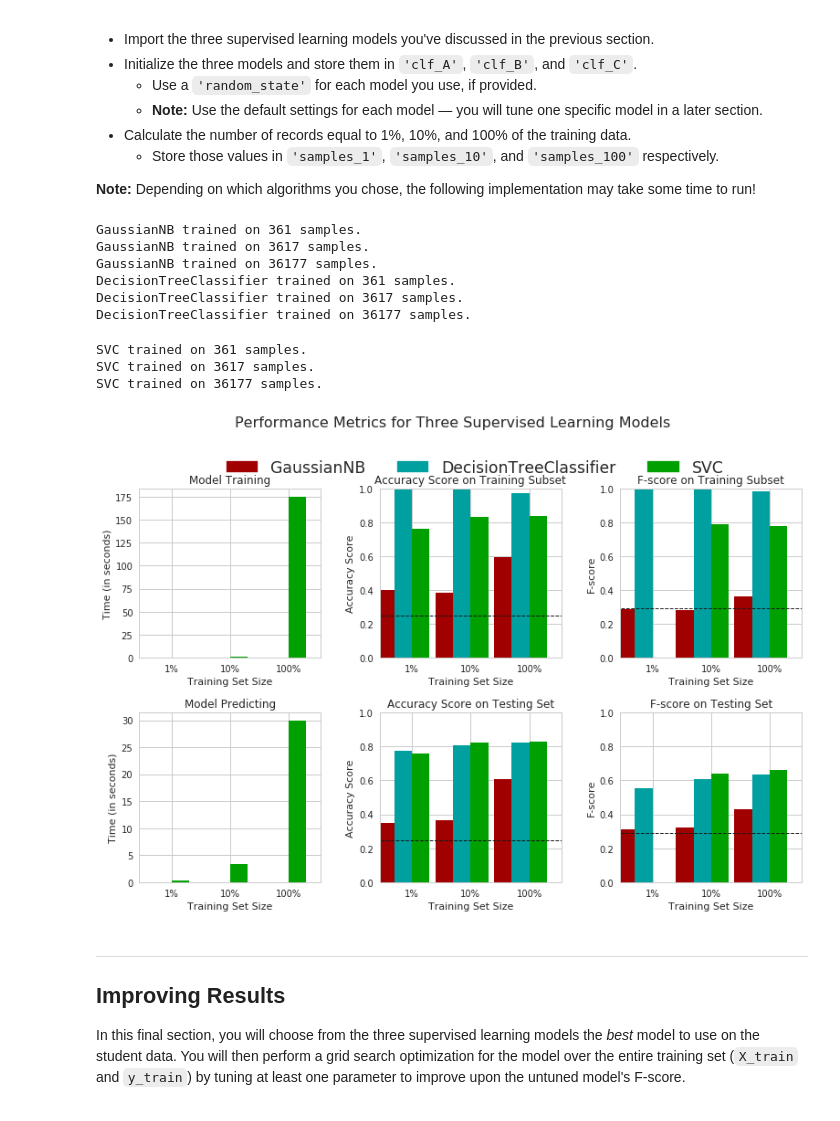
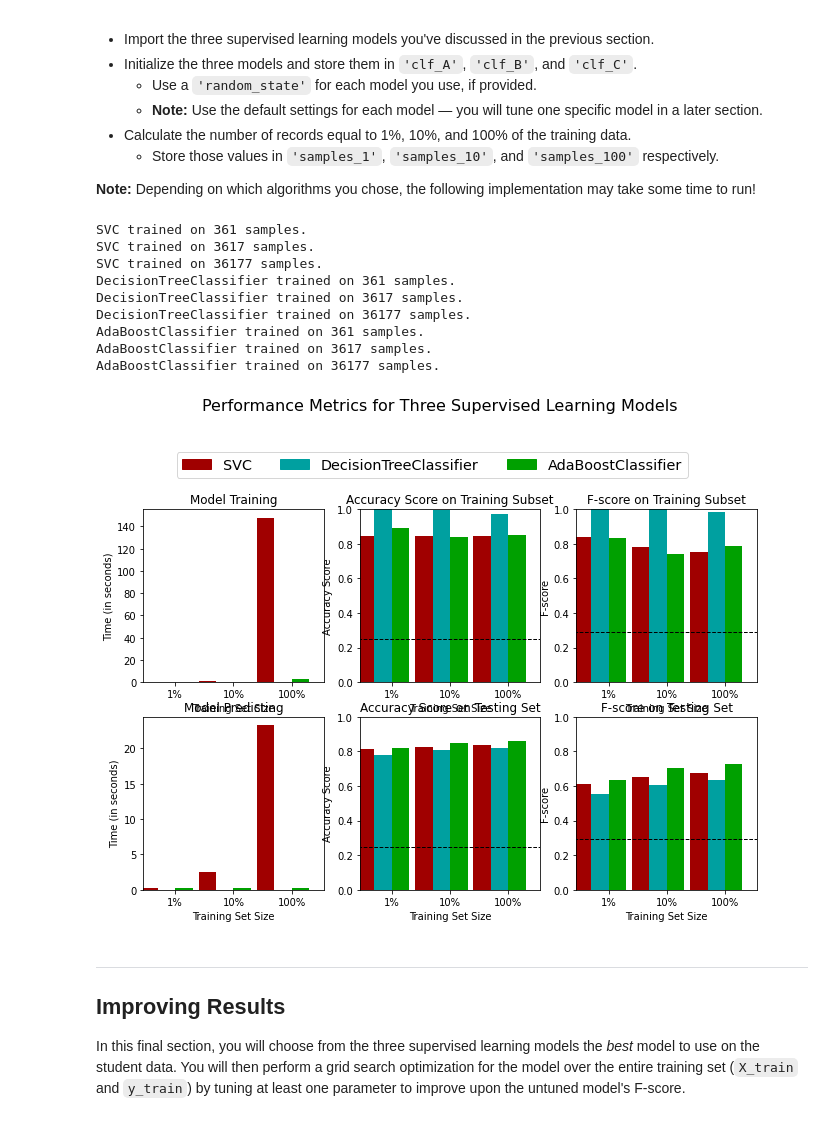
Before and after one commit to ramjan-raeen/MachineLearningProject, a Jupyter notebook: src/finding_donors.ipynb, the cells around one changed output. Drawn from its saved outputs; the diff is of its cells as text; code cells hidden in the pictures.

```diff
--- a/src/finding_donors.ipynb
+++ b/src/finding_donors.ipynb
@@ -86,7 +47,7 @@ import visuals as vs
 %matplotlib inline
 
 # Load the Census dataset
-data = pd.read_csv("census.csv")
+data = pd.read_csv("/content/gdrive/MyDrive/colabspace/MachineLearningProject/src/datasets/census.csv")
 
 # Success - Display the first record
 display(data.head(n=10))
@@ -237,8 +208,3 @@ print (encoded)
 Now all _categorical variables_ have been converted into numerical features, and all numerical features have been normalized. As always, we will now split the data (both features and their labels) into training and test sets. 80% of the data will be used for training and 20% for testing.
 
 Run the code cell below to perform this split.
-# %%
-import seaborn as sns
-sns.set(style="whitegrid", color_codes=True)
-sns.factorplot("sex", col="education_level", data=data,
-               hue='income', kind="count", col_wrap=4)
@@ -299,21 +263,26 @@ For classification problems that are skewed in their classification distribution
 * When we have a model that always predicts '1' (i.e. the individual makes more than 50k) then our model will have no True Negatives(TN) or False Negatives(FN) as we are not making any negative('0' value) predictions. Therefore our Accuracy in this case becomes the same as our Precision(True Positives/(True Positives + False Positives)) as every prediction that we have made with value '1' that should have '0' becomes a False Positive; therefore our denominator in this case is the total number of records we have in total.
 * Our Recall score(True Positives/(True Positives + False Negatives)) in this setting becomes 1 as we have no False Negatives.
 # %%
-'''
 TP = np.sum(income) # Counting the ones as this is the naive case. Note that 'income' is the 'income_raw' data
-encoded to numerical values done in the data preprocessing step.
+#encoded to numerical values done in the data preprocessing step.
 FP = income.count() - TP # Specific to the naive case
 
 TN = 0 # No predicted negatives in the naive case
 FN = 0 # No predicted negatives in the naive case
-'''
+
 # TODO: Calculate accuracy, precision and recall
-accuracy = float(11208) / float(45222)
-recall = n_greater_50k / (n_greater_50k + 0)
-precision = n_greater_50k / (n_greater_50k + n_at_most_50k)
+# accuracy = float(11208) / float(45222)
+# recall = n_greater_50k / (n_greater_50k + 0)
+# precision = n_greater_50k / (n_greater_50k + n_at_most_50k)
+
+accuracy = (TP + TN) / (TP + TN + FP + FN)
+recall = TP / (TP + FN)
+precision = TP / (TP + FP)
 
 # TODO: Calculate F-score using the formula above for beta = 0.5 and correct values for precision and recall.
-fscore = fscore = float((1+.25)*(float(11208)/float(45222*1)))/float(((.25 * float(11208)/float(45222)) + 1))
+#fscore = fscore = float((1+.25)*(float(11208)/float(45222*1)))/float(((.25 * float(11208)/float(45222)) + 1))
+
+fscore = float(1 + .25)*(precision * recall)/((float(.25) * precision) + recall)
 
 # Print the results
 print("Naive Predictor: [Accuracy score: {:.4f}, F-score: {:.4f}]".format(accuracy, fscore))
@@ -474,42 +444,44 @@ In the code cell, you will need to implement the following:
 from sklearn.naive_bayes import GaussianNB
 from sklearn.tree import DecisionTreeClassifier
 from sklearn.svm import SVC
+from sklearn.ensemble import AdaBoostClassifier
 
 # Initialize the three models
-clf_A = GaussianNB()
+#clf_A = GaussianNB()
+clf_A = SVC(random_state=0)
 clf_B = DecisionTreeClassifier(criterion="entropy",random_state=0)
-clf_C = SVC(random_state=0)
+clf_C = AdaBoostClassifier()
 
 # Calculate the number of samples for 1%, 10%, and 100% of the training data
 def get_sample_size(percentage):
     return int((float(percentage)/100)*X_train.shape[0])
 
 samples_1 = get_sample_size(1.0)
 samples_10 = get_sample_size(10.0)
 samples_100 = get_sample_size(100.0)
 
 # Collect results on the learners
 results = {}
 for clf in [clf_A, clf_B, clf_C]:
     clf_name = clf.__class__.__name__
     results[clf_name] = {}
     for i, samples in enumerate([samples_1, samples_10, samples_100]):
         results[clf_name][i] = \
         train_predict(clf, samples, X_train, y_train, X_test, y_test)
 
 # Run metrics visualization for the three supervised learning models chosen
 vs.evaluate(results, accuracy, fscore)
 # %% [output]
-GaussianNB trained on 361 samples.
-GaussianNB trained on 3617 samples.
-GaussianNB trained on 36177 samples.
+SVC trained on 361 samples.
+SVC trained on 3617 samples.
+SVC trained on 36177 samples.
 DecisionTreeClassifier trained on 361 samples.
 DecisionTreeClassifier trained on 3617 samples.
 DecisionTreeClassifier trained on 36177 samples.
+AdaBoostClassifier trained on 361 samples.
+AdaBoostClassifier trained on 3617 samples.
+AdaBoostClassifier trained on 36177 samples.
-SVC trained on 361 samples.
-SVC trained on 3617 samples.
-SVC trained on 36177 samples.
-[figure, old version]
+[figure, new version]
 # %% [markdown]
 ----
 ## Improving Results
```
Also changed, not shown: parts of 19 cells of this notebook, 1 other file.
